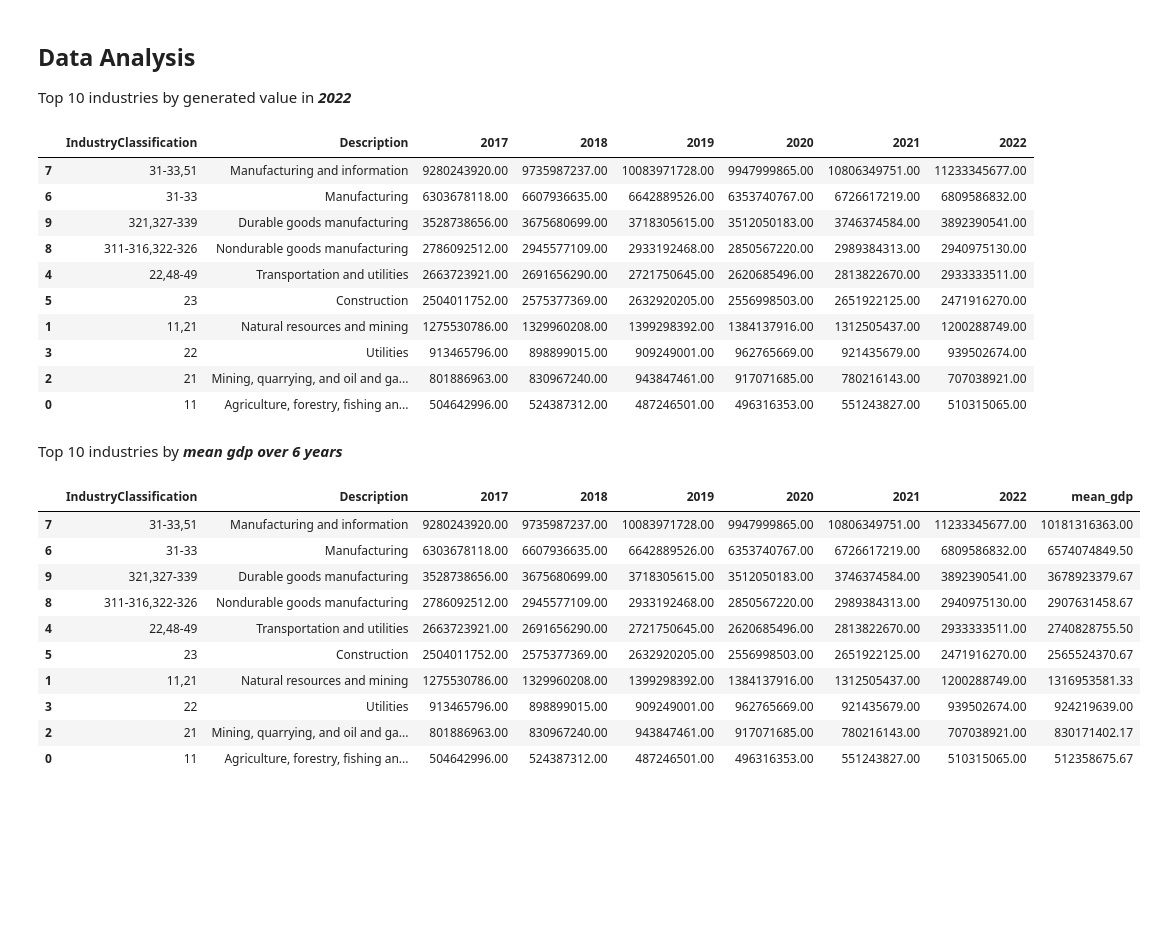
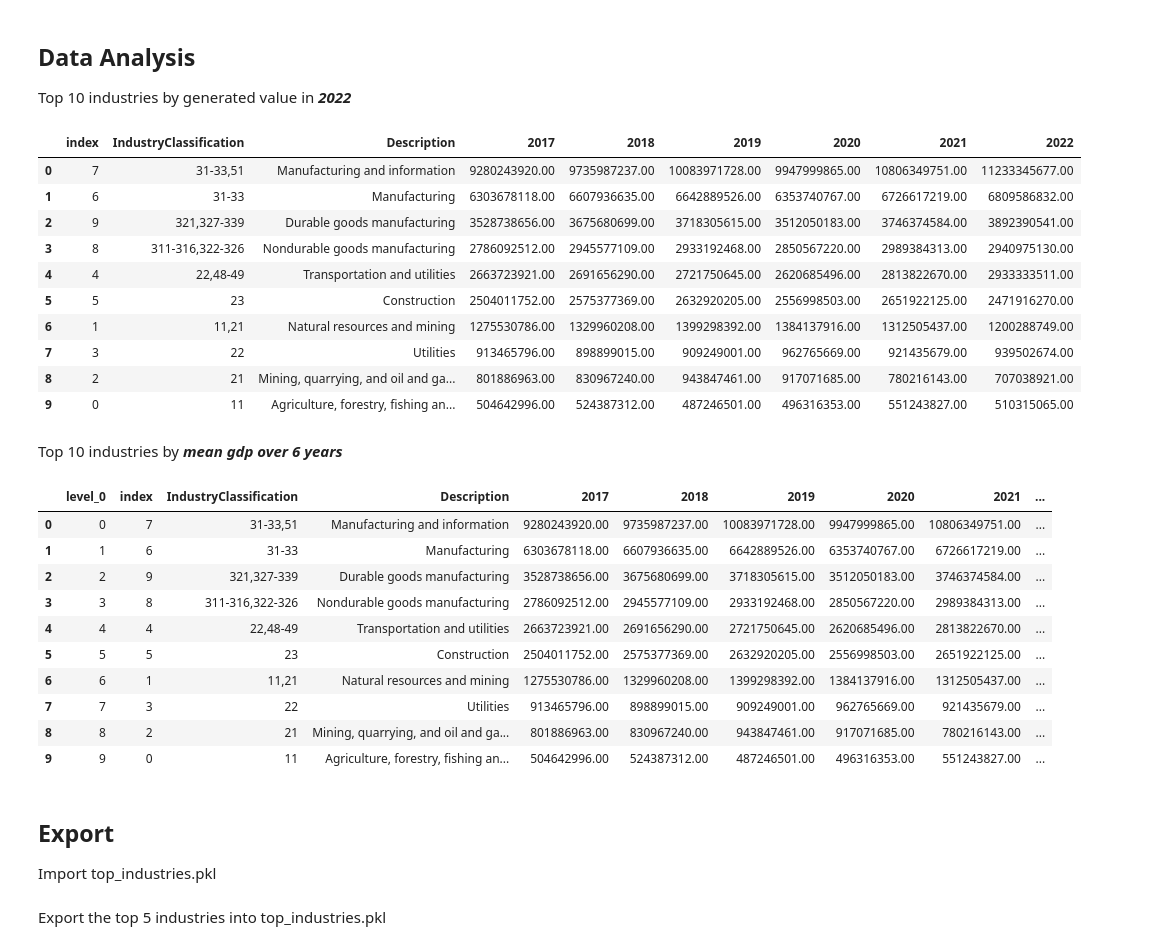
Before and after one commit to bogdankrenz/data_mining_SO2024, a Jupyter notebook: notebooks/2_data_understanding_gdp.ipynb, the cells around one changed output. Cells and saved outputs as stored; diff of their text form; code cells hidden in the pictures; blank space fills up the shorter version.

```diff
--- a/notebooks/2_data_understanding_gdp.ipynb
+++ b/notebooks/2_data_understanding_gdp.ipynb
@@ -20,7 +20,7 @@ plt.rcParams['figure.figsize'] = (20, 6)
 # %% [markdown]
 Importing the gdp.pkl file
 # %%
-df = pickle.load(open("../data/raw/gdp.pkl", "rb"))
+df = pd.read_pickle("../data/raw/gdp.pkl")
 # %% [markdown]
 ## Structure
 
@@ -115,38 +115,42 @@ dtype: int64
 
 Top 10 industries by generated value in ***2022***
 # %%
-top_industries = df.groupby(["IndustryClassification", "Description"])[["2017", "2018", "2019", "2020", "2021", "2022"]].sum().reset_index()
-top_industries = top_industries.sort_values(by="2022", ascending=False)
+highest_gdp = df.groupby(["IndustryClassification", "Description"])[["2017", "2018", "2019", "2020", "2021", "2022"]].sum().reset_index()
+highest_gdp = highest_gdp.sort_values(by="2022", ascending=False).reset_index()
 
-top_industries.head(10)
+highest_gdp.head(10)
 # %% [output]
-|  | IndustryClassification | Description | 2017 | 2018 | 2019 | 2020 | 2021 | 2022 |
-| 7 | 31-33,51 | Manufacturing and information | 9280243920.00 | 9735987237.00 | 10083971728.00 | 9947999865.00 | 10806349751.00 | 11233345677.00 |
-| 6 | 31-33 | Manufacturing | 6303678118.00 | 6607936635.00 | 6642889526.00 | 6353740767.00 | 6726617219.00 | 6809586832.00 |
-| 9 | 321,327-339 | Durable goods manufacturing | 3528738656.00 | 3675680699.00 | 3718305615.00 | 3512050183.00 | 3746374584.00 | 3892390541.00 |
-| 8 | 311-316,322-326 | Nondurable goods manufacturing | 2786092512.00 | 2945577109.00 | 2933192468.00 | 2850567220.00 | 2989384313.00 | 2940975130.00 |
-| 4 | 22,48-49 | Transportation and utilities | 2663723921.00 | 2691656290.00 | 2721750645.00 | 2620685496.00 | 2813822670.00 | 2933333511.00 |
-| 5 | 23 | Construction | 2504011752.00 | 2575377369.00 | 2632920205.00 | 2556998503.00 | 2651922125.00 | 2471916270.00 |
-| 1 | 11,21 | Natural resources and mining | 1275530786.00 | 1329960208.00 | 1399298392.00 | 1384137916.00 | 1312505437.00 | 1200288749.00 |
-| 3 | 22 | Utilities | 913465796.00 | 898899015.00 | 909249001.00 | 962765669.00 | 921435679.00 | 939502674.00 |
-| 2 | 21 | Mining, quarrying, and oil and ga... | 801886963.00 | 830967240.00 | 943847461.00 | 917071685.00 | 780216143.00 | 707038921.00 |
-| 0 | 11 | Agriculture, forestry, fishing an... | 504642996.00 | 524387312.00 | 487246501.00 | 496316353.00 | 551243827.00 | 510315065.00 |
+|  | index | IndustryClassification | Description | 2017 | 2018 | 2019 | 2020 | 2021 | 2022 |
+| 0 | 7 | 31-33,51 | Manufacturing and information | 9280243920.00 | 9735987237.00 | 10083971728.00 | 9947999865.00 | 10806349751.00 | 11233345677.00 |
+| 1 | 6 | 31-33 | Manufacturing | 6303678118.00 | 6607936635.00 | 6642889526.00 | 6353740767.00 | 6726617219.00 | 6809586832.00 |
+| 2 | 9 | 321,327-339 | Durable goods manufacturing | 3528738656.00 | 3675680699.00 | 3718305615.00 | 3512050183.00 | 3746374584.00 | 3892390541.00 |
+| 3 | 8 | 311-316,322-326 | Nondurable goods manufacturing | 2786092512.00 | 2945577109.00 | 2933192468.00 | 2850567220.00 | 2989384313.00 | 2940975130.00 |
+| 4 | 4 | 22,48-49 | Transportation and utilities | 2663723921.00 | 2691656290.00 | 2721750645.00 | 2620685496.00 | 2813822670.00 | 2933333511.00 |
+| 5 | 5 | 23 | Construction | 2504011752.00 | 2575377369.00 | 2632920205.00 | 2556998503.00 | 2651922125.00 | 2471916270.00 |
+| 6 | 1 | 11,21 | Natural resources and mining | 1275530786.00 | 1329960208.00 | 1399298392.00 | 1384137916.00 | 1312505437.00 | 1200288749.00 |
+| 7 | 3 | 22 | Utilities | 913465796.00 | 898899015.00 | 909249001.00 | 962765669.00 | 921435679.00 | 939502674.00 |
+| 8 | 2 | 21 | Mining, quarrying, and oil and ga... | 801886963.00 | 830967240.00 | 943847461.00 | 917071685.00 | 780216143.00 | 707038921.00 |
+| 9 | 0 | 11 | Agriculture, forestry, fishing an... | 504642996.00 | 524387312.00 | 487246501.00 | 496316353.00 | 551243827.00 | 510315065.00 |
 # %% [markdown]
 Top 10 industries by ***mean gdp over 6 years***
 # %%
-top_industries['mean_gdp'] = top_industries[["2017", "2018", "2019", "2020", "2021", "2022"]].mean(axis=1)
-top_industries = top_industries.sort_values(by="mean_gdp", ascending=False)
+highest_gdp['mean_gdp'] = highest_gdp[["2017", "2018", "2019", "2020", "2021", "2022"]].mean(axis=1)
+highest_gdp = highest_gdp.sort_values(by="mean_gdp", ascending=False).reset_index()
 
-top_industries.head(10)
+highest_gdp.head(10)
 # %% [output]
-|  | IndustryClassification | Description | 2017 | 2018 | 2019 | 2020 | 2021 | 2022 | mean_gdp |
-| 7 | 31-33,51 | Manufacturing and information | 9280243920.00 | 9735987237.00 | 10083971728.00 | 9947999865.00 | 10806349751.00 | 11233345677.00 | 10181316363.00 |
-| 6 | 31-33 | Manufacturing | 6303678118.00 | 6607936635.00 | 6642889526.00 | 6353740767.00 | 6726617219.00 | 6809586832.00 | 6574074849.50 |
-| 9 | 321,327-339 | Durable goods manufacturing | 3528738656.00 | 3675680699.00 | 3718305615.00 | 3512050183.00 | 3746374584.00 | 3892390541.00 | 3678923379.67 |
-| 8 | 311-316,322-326 | Nondurable goods manufacturing | 2786092512.00 | 2945577109.00 | 2933192468.00 | 2850567220.00 | 2989384313.00 | 2940975130.00 | 2907631458.67 |
-| 4 | 22,48-49 | Transportation and utilities | 2663723921.00 | 2691656290.00 | 2721750645.00 | 2620685496.00 | 2813822670.00 | 2933333511.00 | 2740828755.50 |
-| 5 | 23 | Construction | 2504011752.00 | 2575377369.00 | 2632920205.00 | 2556998503.00 | 2651922125.00 | 2471916270.00 | 2565524370.67 |
-| 1 | 11,21 | Natural resources and mining | 1275530786.00 | 1329960208.00 | 1399298392.00 | 1384137916.00 | 1312505437.00 | 1200288749.00 | 1316953581.33 |
-| 3 | 22 | Utilities | 913465796.00 | 898899015.00 | 909249001.00 | 962765669.00 | 921435679.00 | 939502674.00 | 924219639.00 |
-| 2 | 21 | Mining, quarrying, and oil and ga... | 801886963.00 | 830967240.00 | 943847461.00 | 917071685.00 | 780216143.00 | 707038921.00 | 830171402.17 |
-| 0 | 11 | Agriculture, forestry, fishing an... | 504642996.00 | 524387312.00 | 487246501.00 | 496316353.00 | 551243827.00 | 510315065.00 | 512358675.67 |
+|  | level_0 | index | IndustryClassification | Description | 2017 | 2018 | 2019 | 2020 | 2021 | ... |
+| 0 | 0 | 7 | 31-33,51 | Manufacturing and information | 9280243920.00 | 9735987237.00 | 10083971728.00 | 9947999865.00 | 10806349751.00 | ... |
+| 1 | 1 | 6 | 31-33 | Manufacturing | 6303678118.00 | 6607936635.00 | 6642889526.00 | 6353740767.00 | 6726617219.00 | ... |
+| 2 | 2 | 9 | 321,327-339 | Durable goods manufacturing | 3528738656.00 | 3675680699.00 | 3718305615.00 | 3512050183.00 | 3746374584.00 | ... |
+| 3 | 3 | 8 | 311-316,322-326 | Nondurable goods manufacturing | 2786092512.00 | 2945577109.00 | 2933192468.00 | 2850567220.00 | 2989384313.00 | ... |
+| 4 | 4 | 4 | 22,48-49 | Transportation and utilities | 2663723921.00 | 2691656290.00 | 2721750645.00 | 2620685496.00 | 2813822670.00 | ... |
+| 5 | 5 | 5 | 23 | Construction | 2504011752.00 | 2575377369.00 | 2632920205.00 | 2556998503.00 | 2651922125.00 | ... |
+| 6 | 6 | 1 | 11,21 | Natural resources and mining | 1275530786.00 | 1329960208.00 | 1399298392.00 | 1384137916.00 | 1312505437.00 | ... |
+| 7 | 7 | 3 | 22 | Utilities | 913465796.00 | 898899015.00 | 909249001.00 | 962765669.00 | 921435679.00 | ... |
+| 8 | 8 | 2 | 21 | Mining, quarrying, and oil and ga... | 801886963.00 | 830967240.00 | 943847461.00 | 917071685.00 | 780216143.00 | ... |
+| 9 | 9 | 0 | 11 | Agriculture, forestry, fishing an... | 504642996.00 | 524387312.00 | 487246501.00 | 496316353.00 | 551243827.00 | ... |
+# %% [markdown]
+## Export
+
+Import top_industries.pkl
@@ -152,0 +159,2 @@ top_industries.head(10)
+# %% [markdown]
+Export the top 5 industries into top_industries.pkl
```
Also changed, not shown: parts of 3 cells of this notebook, 3 other files.
